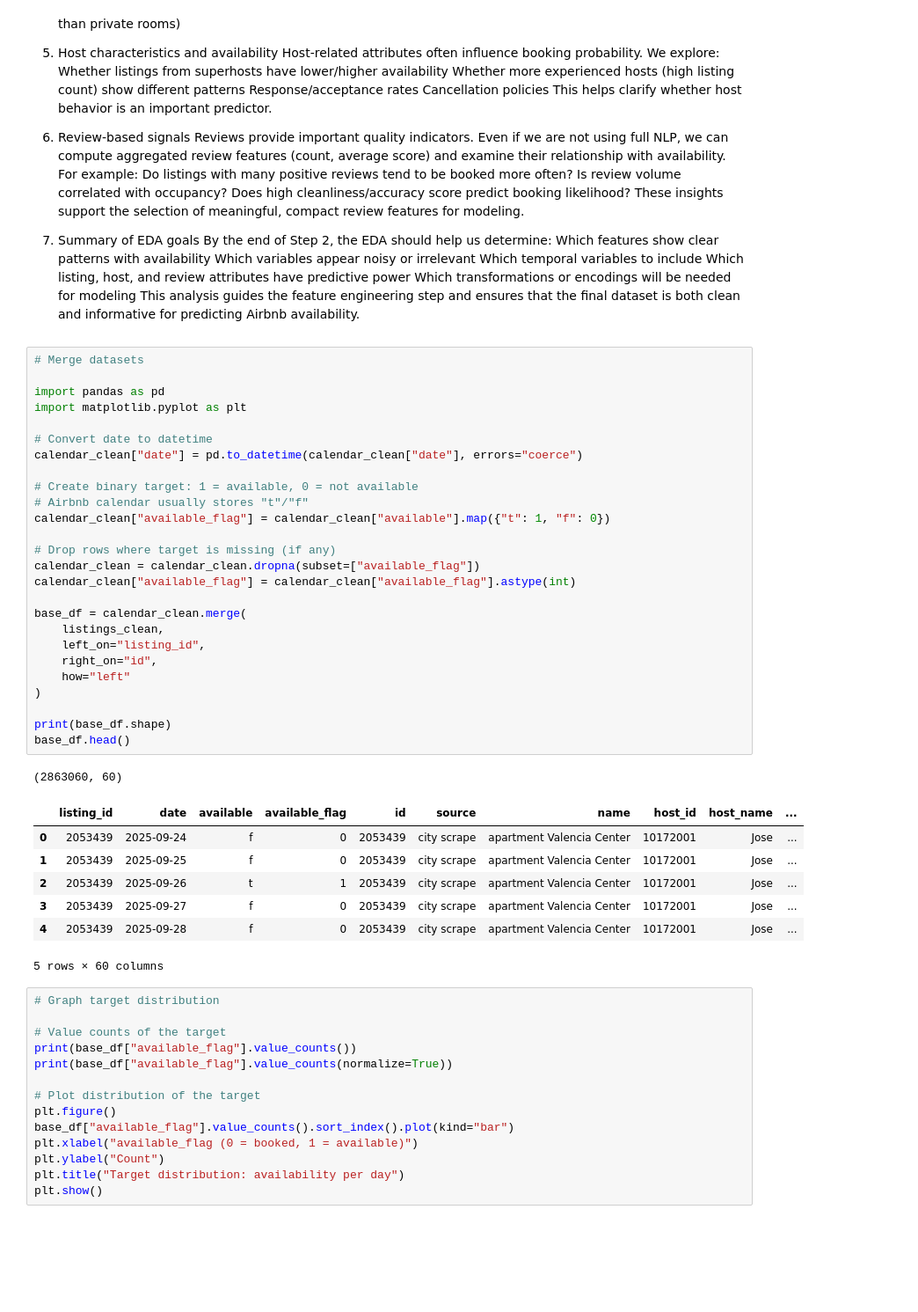
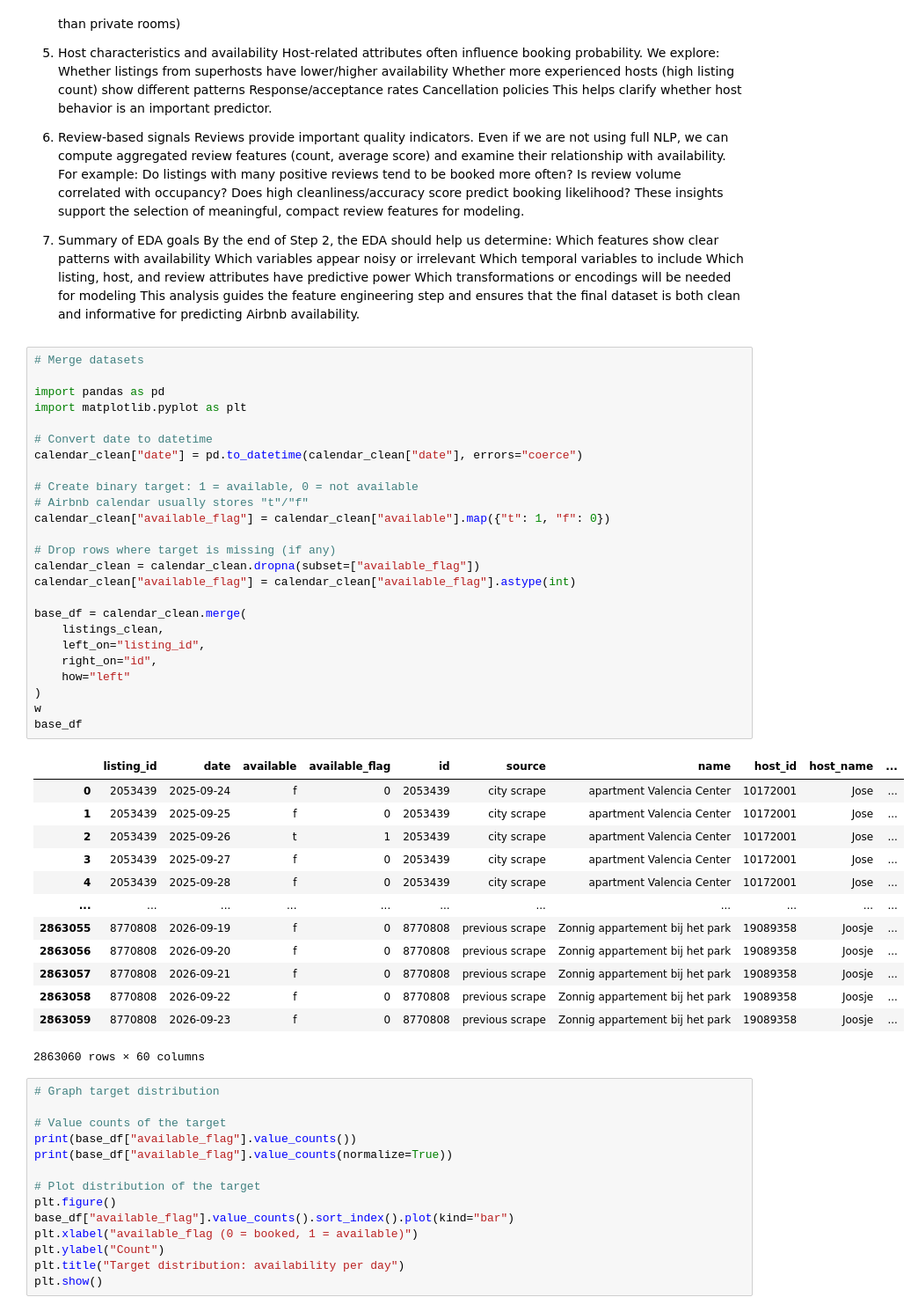
Before and after one commit to MateoBarredaR/hackaton1, a Jupyter notebook: kika.ipynb, the cells around one changed output. Shown at 88% size. Cells and saved outputs as stored; diff of their text form; blank space fills up the shorter version.

```diff
--- a/kika.ipynb
+++ b/kika.ipynb
@@ -256,38 +256,42 @@ This analysis guides the feature engineering step and ensures that the final dat
 # %%
 # Merge datasets
 
 import pandas as pd
 import matplotlib.pyplot as plt
 
 # Convert date to datetime
 calendar_clean["date"] = pd.to_datetime(calendar_clean["date"], errors="coerce")
 
 # Create binary target: 1 = available, 0 = not available
 # Airbnb calendar usually stores "t"/"f"
 calendar_clean["available_flag"] = calendar_clean["available"].map({"t": 1, "f": 0})
 
 # Drop rows where target is missing (if any)
 calendar_clean = calendar_clean.dropna(subset=["available_flag"])
 calendar_clean["available_flag"] = calendar_clean["available_flag"].astype(int)
 
 base_df = calendar_clean.merge(
     listings_clean,
     left_on="listing_id",
     right_on="id",
     how="left"
 )
-
-print(base_df.shape)
-base_df.head()
+w
+base_df
 # %% [output]
+|  | listing_id | date | available | available_flag | id | source | name | host_id | host_name | ... |
+| 0 | 2053439 | 2025-09-24 | f | 0 | 2053439 | city scrape | apartment Valencia Center | 10172001 | Jose | ... |
+| 1 | 2053439 | 2025-09-25 | f | 0 | 2053439 | city scrape | apartment Valencia Center | 10172001 | Jose | ... |
+| 2 | 2053439 | 2025-09-26 | t | 1 | 2053439 | city scrape | apartment Valencia Center | 10172001 | Jose | ... |
+| 3 | 2053439 | 2025-09-27 | f | 0 | 2053439 | city scrape | apartment Valencia Center | 10172001 | Jose | ... |
+| 4 | 2053439 | 2025-09-28 | f | 0 | 2053439 | city scrape | apartment Valencia Center | 10172001 | Jose | ... |
+| ... | ... | ... | ... | ... | ... | ... | ... | ... | ... | ... |
+| 2863055 | 8770808 | 2026-09-19 | f | 0 | 8770808 | previous scrape | Zonnig appartement bij het park | 19089358 | Joosje | ... |
+| 2863056 | 8770808 | 2026-09-20 | f | 0 | 8770808 | previous scrape | Zonnig appartement bij het park | 19089358 | Joosje | ... |
+| 2863057 | 8770808 | 2026-09-21 | f | 0 | 8770808 | previous scrape | Zonnig appartement bij het park | 19089358 | Joosje | ... |
+| 2863058 | 8770808 | 2026-09-22 | f | 0 | 8770808 | previous scrape | Zonnig appartement bij het park | 19089358 | Joosje | ... |
+| 2863059 | 8770808 | 2026-09-23 | f | 0 | 8770808 | previous scrape | Zonnig appartement bij het park | 19089358 | Joosje | ... |
-(2863060, 60)
+2863060 rows × 60 columns
-|  | listing_id | date | available | available_flag | id | source | name | host_id | host_name | ... |
-| 0 | 2053439 | 2025-09-24 | f | 0 | 2053439 | city scrape | apartment Valencia Center | 10172001 | Jose | ... |
-| 1 | 2053439 | 2025-09-25 | f | 0 | 2053439 | city scrape | apartment Valencia Center | 10172001 | Jose | ... |
-| 2 | 2053439 | 2025-09-26 | t | 1 | 2053439 | city scrape | apartment Valencia Center | 10172001 | Jose | ... |
-| 3 | 2053439 | 2025-09-27 | f | 0 | 2053439 | city scrape | apartment Valencia Center | 10172001 | Jose | ... |
-| 4 | 2053439 | 2025-09-28 | f | 0 | 2053439 | city scrape | apartment Valencia Center | 10172001 | Jose | ... |
-5 rows × 60 columns
 # %%
 # Graph target distribution
 
```
Also changed, not shown: parts of 2 cells of this notebook.
